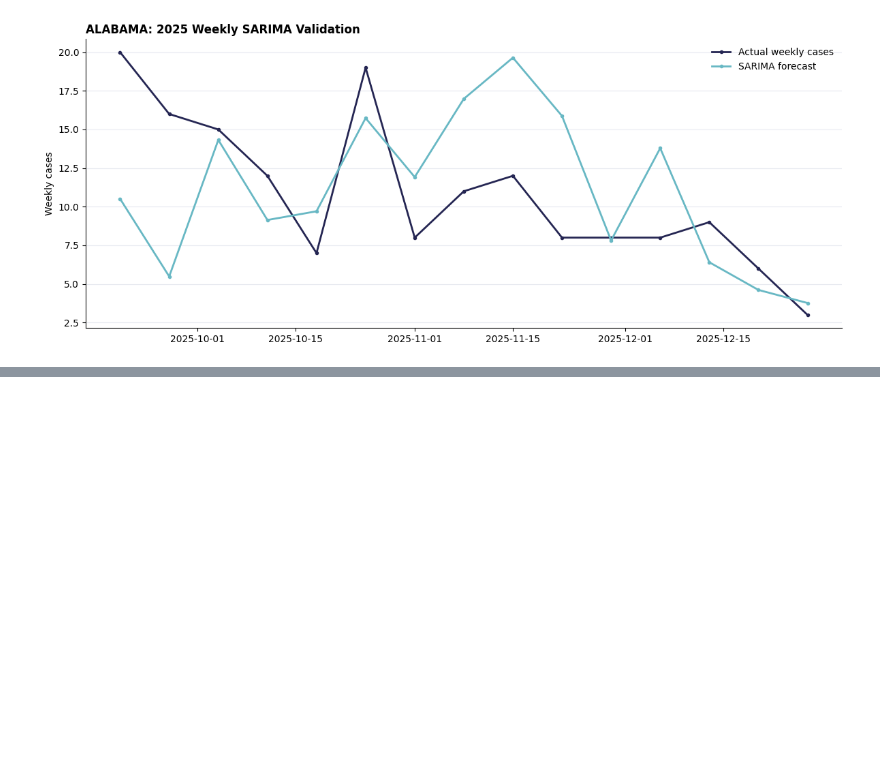
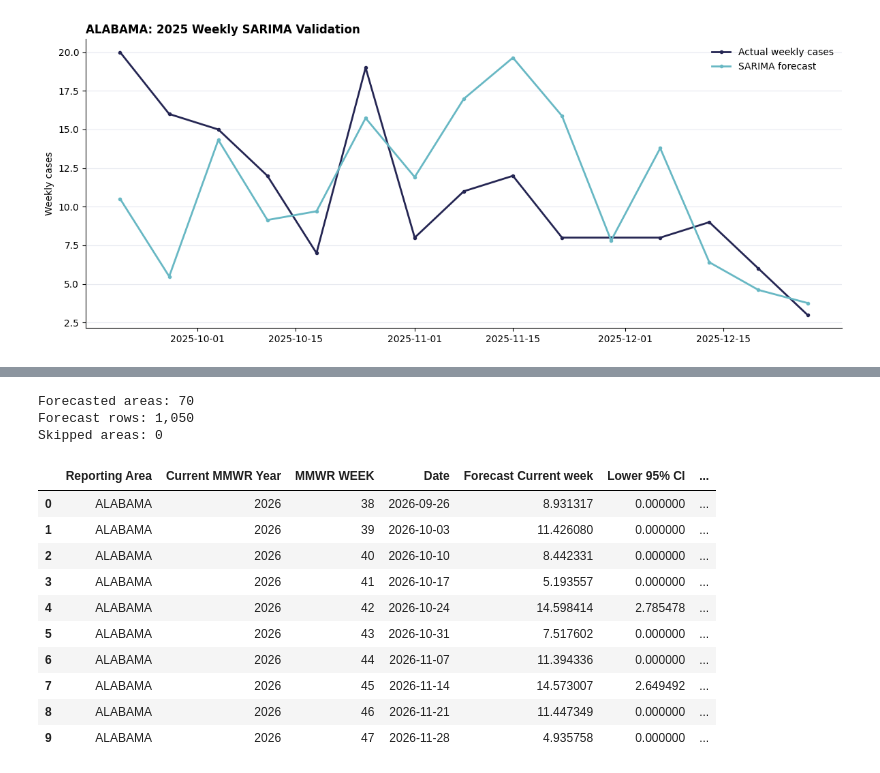
Before and after one commit to swirita/salmonellosis-forecasting-analysis, a Jupyter notebook: notebooks/03_salmonellosis_forecasting.ipynb, the cells around one changed output, grey strips where cells are left out. Cells and saved outputs as stored; diff of their text form; code cells hidden in the pictures; blank space fills up the shorter version.

```diff
--- a/notebooks/03_salmonellosis_forecasting.ipynb
+++ b/notebooks/03_salmonellosis_forecasting.ipynb
@@ -315,0 +320,72 @@ plt.show()
+# %%
+history_end_date = mmwr_week_end(FORECAST_YEAR, LAST_OBSERVED_WEEK)
+future_weeks = list(range(FIRST_FORECAST_WEEK, LAST_FORECAST_WEEK + 1))
+future_dates = [mmwr_week_end(FORECAST_YEAR, week) for week in future_weeks]
+
+forecast_rows = []
+skipped_forecast_areas = []
+
+for area in sorted(df["Reporting Area"].dropna().unique()):
+    area_df = df[df["Reporting Area"] == area]
+
+    history_rows = area_df[
+        (area_df["Current MMWR Year"] < FORECAST_YEAR)
+        | (
+            (area_df["Current MMWR Year"] == FORECAST_YEAR)
+            & (area_df["MMWR WEEK"] <= LAST_OBSERVED_WEEK)
+        )
+    ]
+
+    area_forecast = forecast_area_series(
+        history_rows,
+        history_end_date,
+        len(future_weeks),
+        SARIMA_ORDER,
+        SARIMA_SEASONAL_ORDER,
+        MIN_OBSERVED_WEEKS,
+        area,
+    )
+
+    if area_forecast is None:
+        skipped_forecast_areas.append(area)
+        continue
+
+    means = area_forecast["mean"].to_numpy().clip(min=0)
+    lower = area_forecast["mean_ci_lower"].to_numpy().clip(min=0)
+    upper = area_forecast["mean_ci_upper"].to_numpy().clip(min=0)
+
+    for week, forecast_date, mean, low, high in zip(
+        future_weeks, future_dates, means, lower, upper
+    ):
+        forecast_rows.append({
+            "Reporting Area": area,
+            "Current MMWR Year": FORECAST_YEAR,
+            "MMWR WEEK": week,
+            "Date": forecast_date,
+            "Forecast Current week": mean,
+            "Lower 95% CI": low,
+            "Upper 95% CI": high,
+        })
+
+forecast = pd.DataFrame(forecast_rows)
+
+print(f"Forecasted areas: {forecast['Reporting Area'].nunique()}")
+print(f"Forecast rows: {len(forecast):,}")
+print(f"Skipped areas: {len(skipped_forecast_areas)}")
+
+forecast.head(10)
+# %% [output]
+Forecasted areas: 70
+Forecast rows: 1,050
+Skipped areas: 0
+|  | Reporting Area | Current MMWR Year | MMWR WEEK | Date | Forecast Current week | Lower 95% CI | ... |
+| 0 | ALABAMA | 2026 | 38 | 2026-09-26 | 8.931317 | 0.000000 | ... |
+| 1 | ALABAMA | 2026 | 39 | 2026-10-03 | 11.426080 | 0.000000 | ... |
+| 2 | ALABAMA | 2026 | 40 | 2026-10-10 | 8.442331 | 0.000000 | ... |
+| 3 | ALABAMA | 2026 | 41 | 2026-10-17 | 5.193557 | 0.000000 | ... |
+| 4 | ALABAMA | 2026 | 42 | 2026-10-24 | 14.598414 | 2.785478 | ... |
+| 5 | ALABAMA | 2026 | 43 | 2026-10-31 | 7.517602 | 0.000000 | ... |
+| 6 | ALABAMA | 2026 | 44 | 2026-11-07 | 11.394336 | 0.000000 | ... |
+| 7 | ALABAMA | 2026 | 45 | 2026-11-14 | 14.573007 | 2.649492 | ... |
+| 8 | ALABAMA | 2026 | 46 | 2026-11-21 | 11.447349 | 0.000000 | ... |
+| 9 | ALABAMA | 2026 | 47 | 2026-11-28 | 4.935758 | 0.000000 | ... |
```
Also changed, not shown: parts of 6 cells of this notebook.
